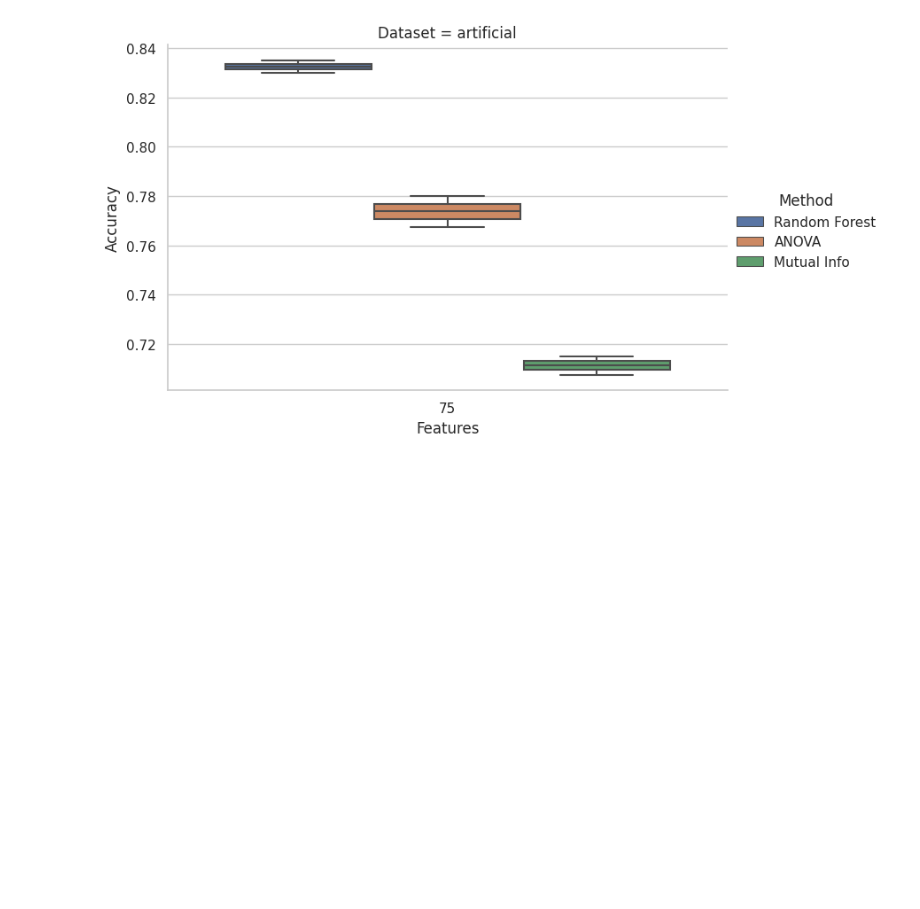
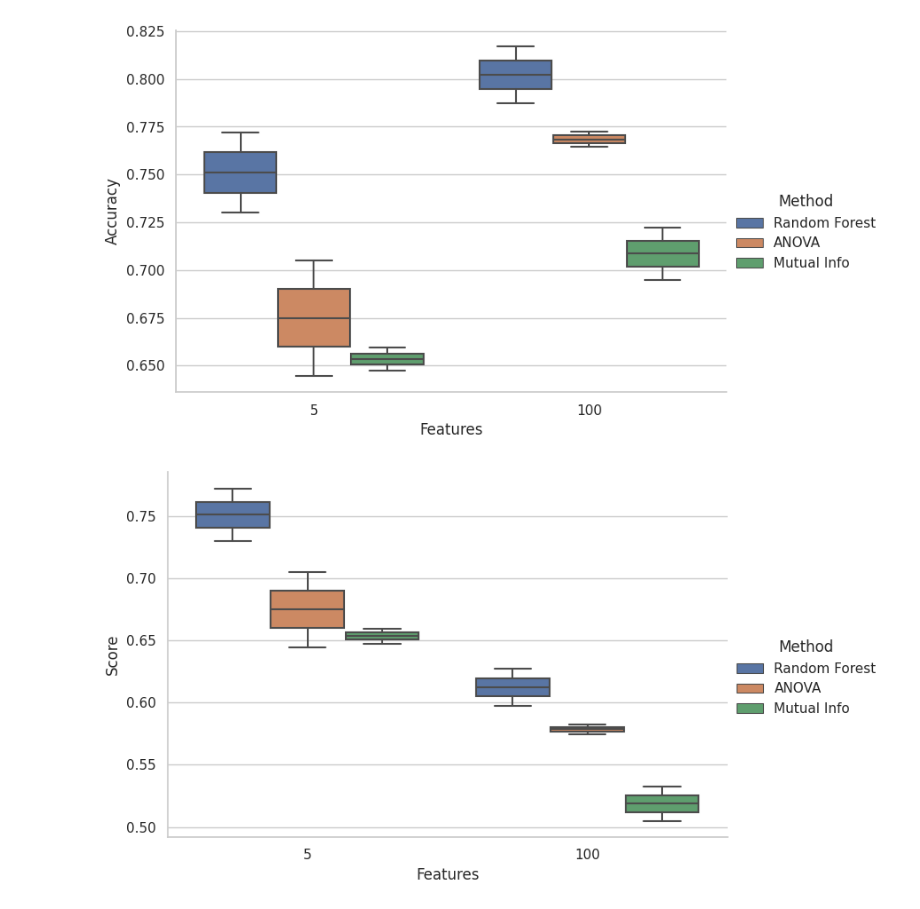
Before and after one commit to Filmos/AML_P2, a Jupyter notebook: Benchmark.ipynb, the cells around one changed output. Cells and saved outputs as stored; diff of their text form; code cells hidden in the pictures; blank space fills up the shorter version.

```diff
--- a/Benchmark.ipynb
+++ b/Benchmark.ipynb
@@ -58,12 +61,5 @@ results
-# %%
-import seaborn as sns
-import matplotlib.pyplot as plt
-sns.set_theme(style="whitegrid")
-g = sns.catplot(
-    data=results.prettify(), kind="box",
-    x="Features", y="Accuracy", hue="Method", col="Dataset",
-    height=5, aspect=1.5
-)
-plt.show()
-# %% [output]
-[figure, removed]
+# %%
+plot(results)
+# %% [output]
+[figure, added]
+[figure, added]
```
Also changed, not shown: parts of 2 cells of this notebook, 4 other files.
